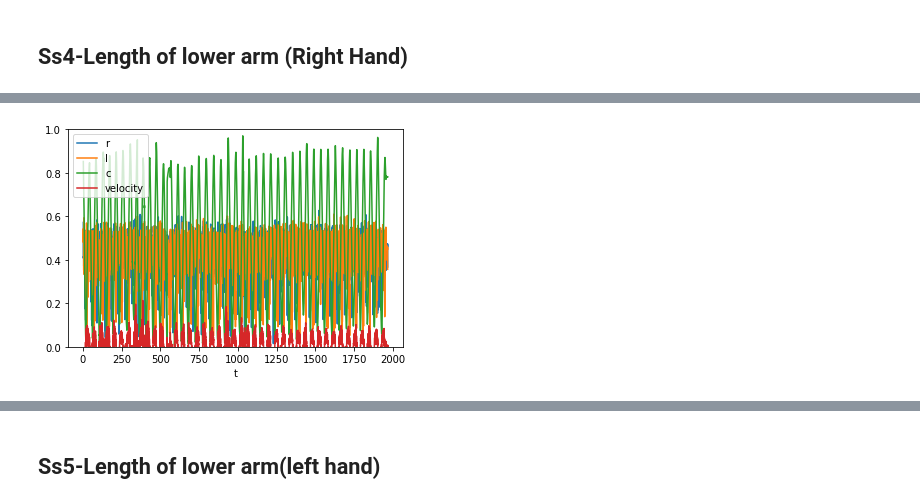
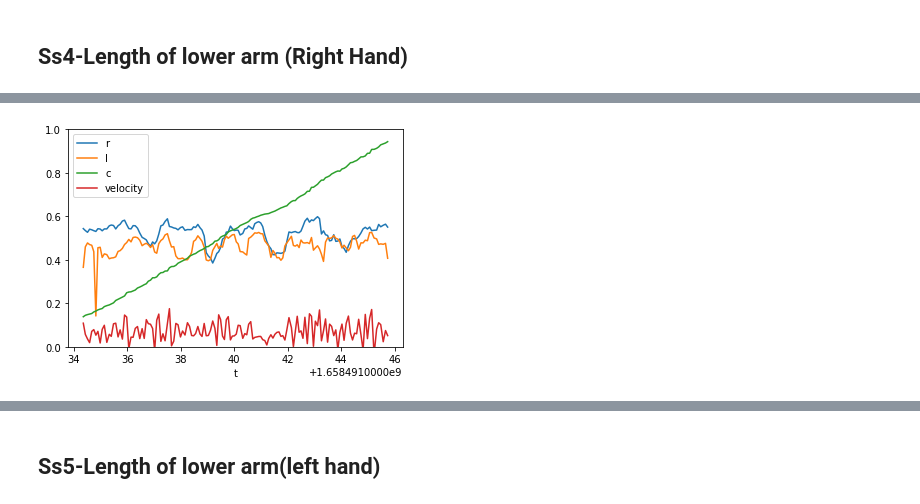
Before and after one commit to Jayasanka-madhawa/Deep-learning-base-Human-Recognition-Using-gait-Analysis, a Jupyter notebook: evidence/Static parameters Right.ipynb, the cells around one changed output, grey strips where cells are left out. Saved outputs shown, nothing was run; the diff lists cells and outputs as text; code cells hidden in the pictures.

```diff
--- a/evidence/Static parameters Right.ipynb
+++ b/evidence/Static parameters Right.ipynb
@@ -114,2 +115,11 @@ S_s=[[None],[None,None],[None,None],[None,None],[None,None],[None,None],[None,No
+# %%
+
+
+f_file = open('{}'.format(name), 'rb')
+
+key_array = pickle.load(f_file)
+#pprint.pprint(fT)
+
+f_file.close()
 # %% [markdown]
 ## Walking direction
@@ -225,0 +158,11 @@ print(df)
+# %%
+if plus==1:
+    df_plus=df
+elif minus==1:
+    df_minus=df
+
+print(df_minus)
+
+
+return_points=[0,len(df)-1]
+time_return_points=pd.DataFrame(df.t[return_points],columns=['t']).reset_index()
@@ -435,15 +392,15 @@ print (len(S3))
 # %%
 l_arm=[]
 for i in range(len(key_array)):
-  t=key_array[i][14][3]
-  c= center(i)
-  la_r=lower_arm_r(i)/ubl(i)
-  la_l=lower_arm_l(i)/ubl(i)
-  l_arm.append([la_r])
-  l_arm[i].append(la_l)
-  l_arm[i].append(c)
-  l_arm[i].append(t)
-  l_arm[i].append(diffspl(t))
+    t=key_array[i][14][3]
+    c= center(i)
+    la_r=lower_arm_r(i)/ubl(i)
+    la_l=lower_arm_l(i)/ubl(i)
+    l_arm.append([la_r])
+    l_arm[i].append(la_l)
+    l_arm[i].append(c)
+    l_arm[i].append(t)
+    l_arm[i].append(diffspl(t))
 lwr_arm= np.array(l_arm)
 df_larm = pd.DataFrame(lwr_arm[20:],columns=['r','l','c','t','velocity'])
 print(df_larm)
@@ -451,30 +408,36 @@ df_larm.plot(x ='t', kind = 'line')
 plt.ylim(0,1)
 plt.show()
 
-df_plus=df_larm[df_larm.velocity > 0]
-df_minus=df_larm[df_larm.velocity < 0]
-#df_minus.loc[:,'right'] *= -1
-#df_minus.loc[:,'left'] *= -1
-df_plus =df_plus.reset_index()
-df_minus=df_minus.reset_index()
-plt.figure(figsize=(50,5))
-plt.plot(df_plus.t,df_plus.r)
-#plt.plot(df_plus.t,df_plus.left)
-print(df_plus)
-print(df_minus)
+if plus==1:
 
-plus_instants=sample(df_plus,df_plus.r,time_return_points)
-print(plus_instants)
+    df_plus=df_larm
+    df_plus =df_plus.reset_index()
+    plt.figure(figsize=(50,5))
+    plt.plot(df_plus.t,df_plus.r)
+    print(df_plus)
 
-plus_larm_avrg=avrg_value(plus_instants,0.3,0.90)
+    plus_instants=sample(df_plus,df_plus.r,time_return_points)
+    print(plus_instants)
 
-plus_instants=list((map(lambda a : np.mean(a), plus_larm_avrg[plus::2])))
-minus_instants=list((map(lambda a : np.nan,plus_larm_avrg[minus::2])))
-print(plus_instants)
-print('\n')
-print(minus_instants)
+    plus_larm_avrg=avrg_value(plus_instants,0.3,0.90)
 
-S4=comb_dir_arrays(plus_instants,minus_instants,plus,minus)
+    plus_instants=list((map(lambda a : np.mean(a), plus_larm_avrg)))
+    print(plus_instants)
+
+    S4=plus_instants
+
+if minus==1:
+    df_minus=df_larm
+    df_minus=df_minus.reset_index()
+    plt.figure(figsize=(50,5))
+    plt.plot(df_minus.t,df_minus.r)
+    print(df_minus)
+
+    minus_instants=list((map(lambda a : np.nan,plus_larm_avrg)))
+    print(minus_instants)
+
+    S4=minus_instants
+
 print(S4)
 S_s[1][1]=S4
 print (S_s)
@@ -497 +460 @@ print (len(S4))
-[figure, old version]
+[figure, new version]
```
Also changed, not shown: parts of 11 cells of this notebook, 6 other files.
